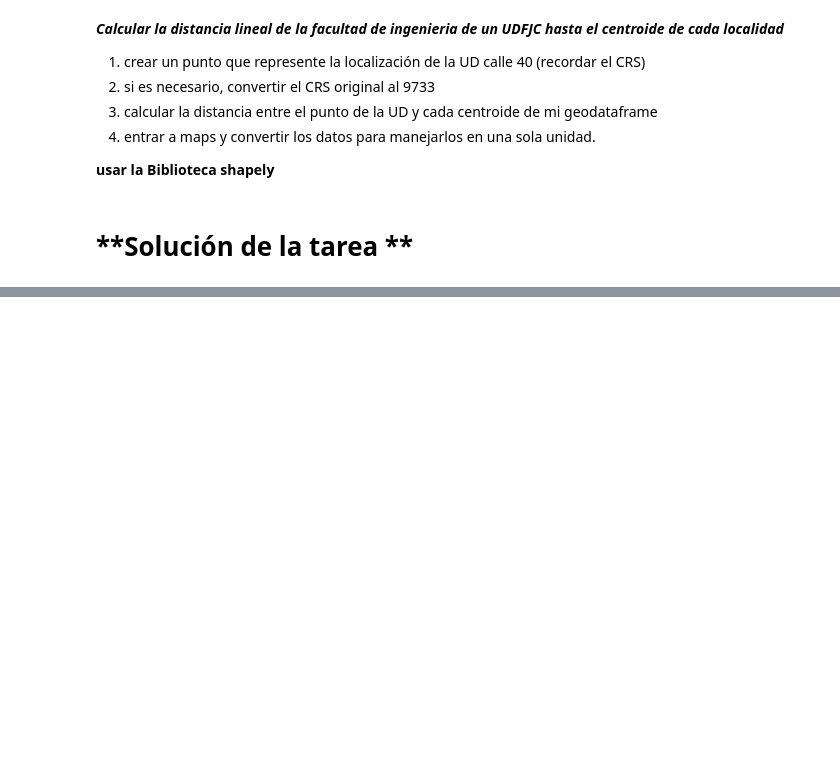
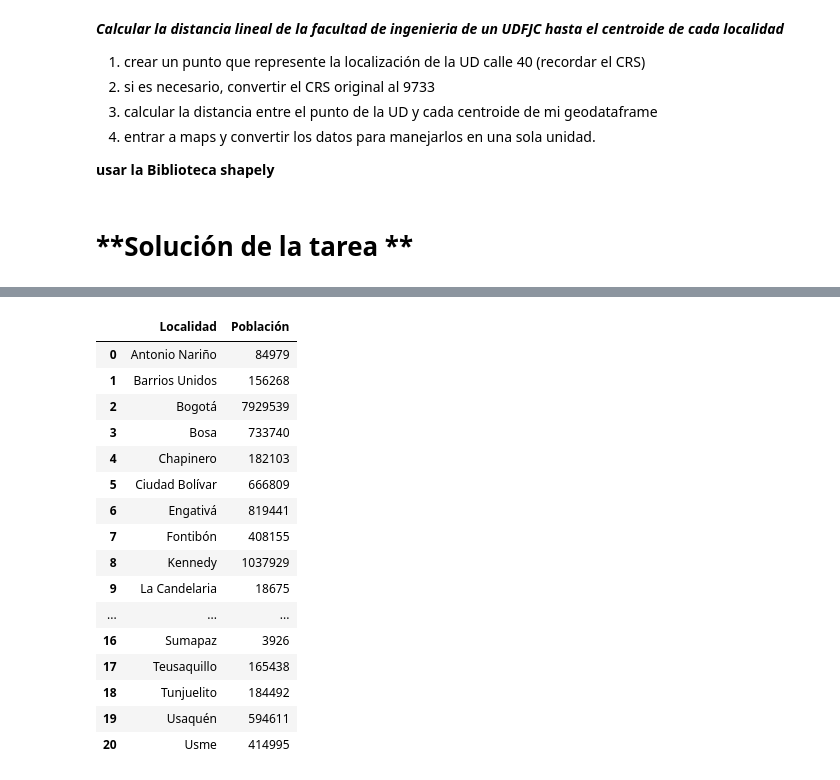
Before and after one commit to sofia3108548001/Pandas, a Jupyter notebook: Geopandas_2024_04_29.ipynb, the cells around one changed output, grey strips where cells are left out. Saved outputs shown, nothing was run; the diff lists cells and outputs as text; code cells hidden in the pictures; blank space fills up the shorter version.

```diff
--- a/Geopandas_2024_04_29.ipynb
+++ b/Geopandas_2024_04_29.ipynb
@@ -187,0 +157,4 @@ mapa_2=gdf_localidades.plot(
+# %%
+import pandas as pd
+poblacion= pd.read_csv('poblacione.csv', encoding='latin1', delimiter=';')
+poblacion.head()
@@ -187,0 +168,4 @@ mapa_2=gdf_localidades.plot(
+# %%
+#obtener la poblacion para 2024
+poblacion_2024 = poblacion[poblacion["Año"]==2024]
+poblacion_2024.head()
@@ -187,0 +179,4 @@ mapa_2=gdf_localidades.plot(
+# %%
+#agrupar los datos por localidad
+grupos= poblacion_2024.groupby("Localidad")
+print(grupos)
@@ -187,0 +185,4 @@ mapa_2=gdf_localidades.plot(
+# %%
+#sumar cada localidad
+total_poblacion_localidad = grupos['Población']. sum()
+print(total_poblacion_localidad)
@@ -187,0 +207,23 @@ mapa_2=gdf_localidades.plot(
+# %%
+#se crea una serie a dataframe. El método reset_index() aplicado a la serie, cambia el indice por un indice numerico
+
+df_poblacion_localidad = total_poblacion_localidad.reset_index()
+df_poblacion_localidad
+# %% [output]
+|  | Localidad | Población |
+| 0 | Antonio Nariño | 84979 |
+| 1 | Barrios Unidos | 156268 |
+| 2 | Bogotá | 7929539 |
+| 3 | Bosa | 733740 |
+| 4 | Chapinero | 182103 |
+| 5 | Ciudad Bolívar | 666809 |
+| 6 | Engativá | 819441 |
+| 7 | Fontibón | 408155 |
+| 8 | Kennedy | 1037929 |
+| 9 | La Candelaria | 18675 |
+| ... | ... | ... |
+| 16 | Sumapaz | 3926 |
+| 17 | Teusaquillo | 165438 |
+| 18 | Tunjuelito | 184492 |
+| 19 | Usaquén | 594611 |
+| 20 | Usme | 414995 |
```
Also changed, not shown: parts of 16 cells of this notebook.
